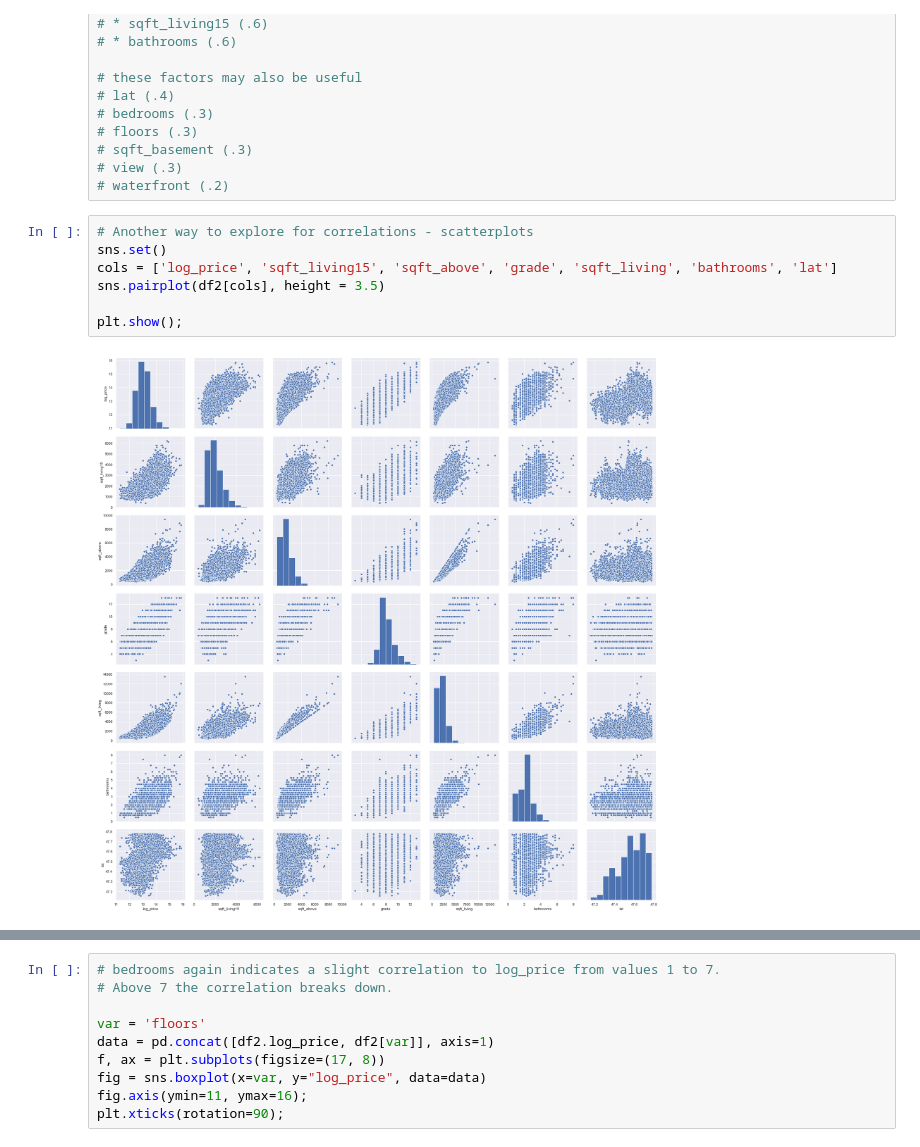
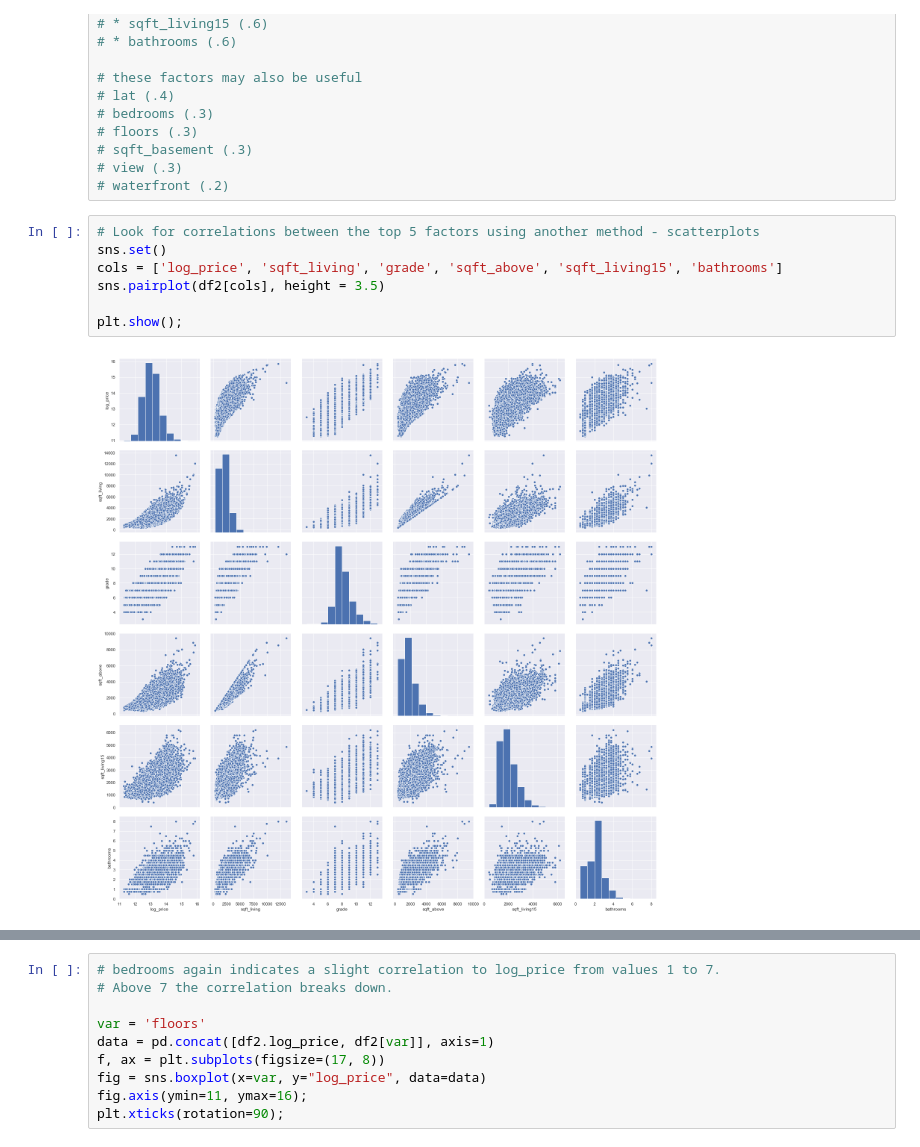
Before and after one commit to giorosati/dsc-1-final-project-online-ds-pt-100118, a Jupyter notebook: student_v2.ipynb, the cells around one changed output, grey strips where cells are left out. Cells and saved outputs as stored; diff of their text form.

```diff
--- a/student_v2.ipynb
+++ b/student_v2.ipynb
@@ -521,11 +555,11 @@ plt.show()
 # view (.3)
 # waterfront (.2)
 # %%
-# Another way to explore for correlations - scatterplots
+# Look for correlations between the top 5 factors using another method - scatterplots
 sns.set()
-cols = ['log_price', 'sqft_living15', 'sqft_above', 'grade', 'sqft_living', 'bathrooms', 'lat']
+cols = ['log_price', 'sqft_living', 'grade', 'sqft_above', 'sqft_living15', 'bathrooms']
 sns.pairplot(df2[cols], height = 3.5)
 
 plt.show();
 # %% [output]
-[figure, old version]
+[figure, new version]
```
Also changed, not shown: parts of 58 cells of this notebook.
